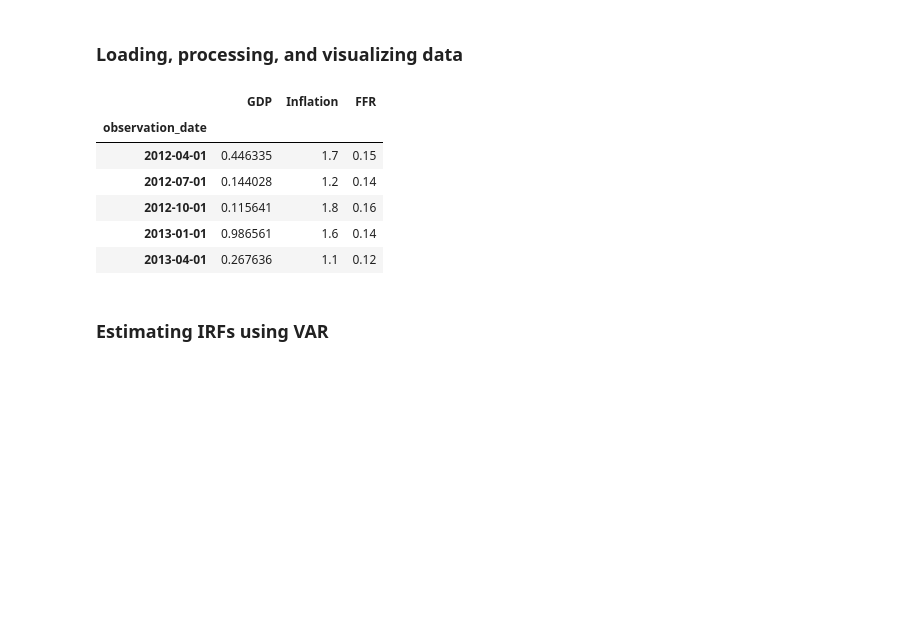
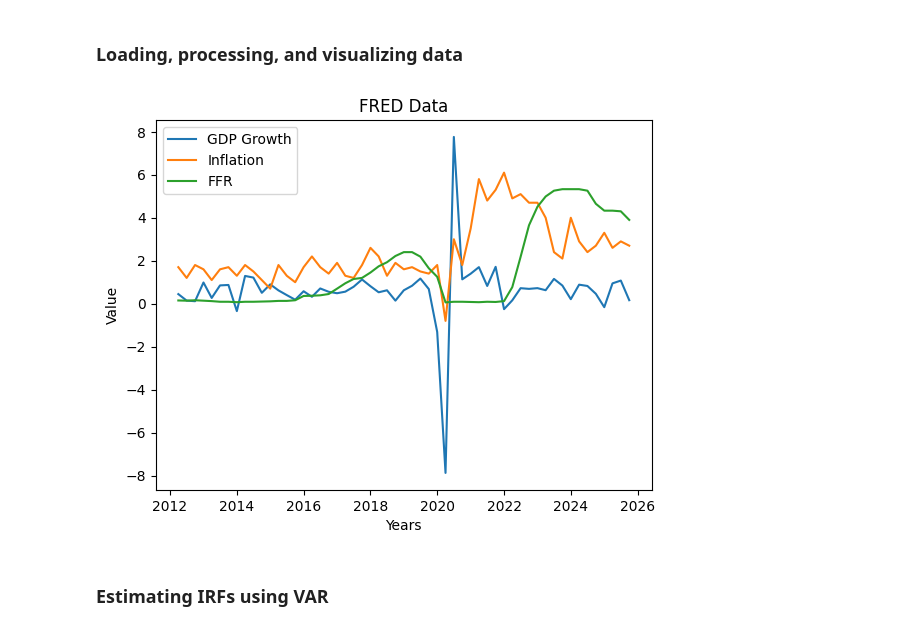
Before and after one commit to matt-dot-k/econ-622-project, a Jupyter notebook: example_notebooks/real_monetary.ipynb, the cells around one changed output. Drawn from its saved outputs; the diff is of its cells as text; code cells hidden in the pictures; blank space fills up the shorter version.

```diff
--- a/example_notebooks/real_monetary.ipynb
+++ b/example_notebooks/real_monetary.ipynb
@@ -28,15 +33,14 @@ data.columns = ['GDP','Inflation', 'FFR']
 data['GDP'] = data['GDP'].pct_change() * 100
 data = data.dropna() # removes first observations (missing differences)
 # %%
-data.head()
+plt.plot(data)
+plt.title("FRED Data")
+plt.xlabel("Years")
+plt.ylabel("Value")
+plt.legend(["GDP Growth", "Inflation", "FFR"])
+plt.show()
 # %% [output]
-|  | GDP | Inflation | FFR |
-| observation_date |  |  |  |
-| 2012-04-01 | 0.446335 | 1.7 | 0.15 |
-| 2012-07-01 | 0.144028 | 1.2 | 0.14 |
-| 2012-10-01 | 0.115641 | 1.8 | 0.16 |
-| 2013-01-01 | 0.986561 | 1.6 | 0.14 |
-| 2013-04-01 | 0.267636 | 1.1 | 0.12 |
+[figure, added]
 # %% [markdown]
 ### Estimating IRFs using VAR
 # %%
```
Also changed, not shown: parts of 2 cells of this notebook, 6 other files.
